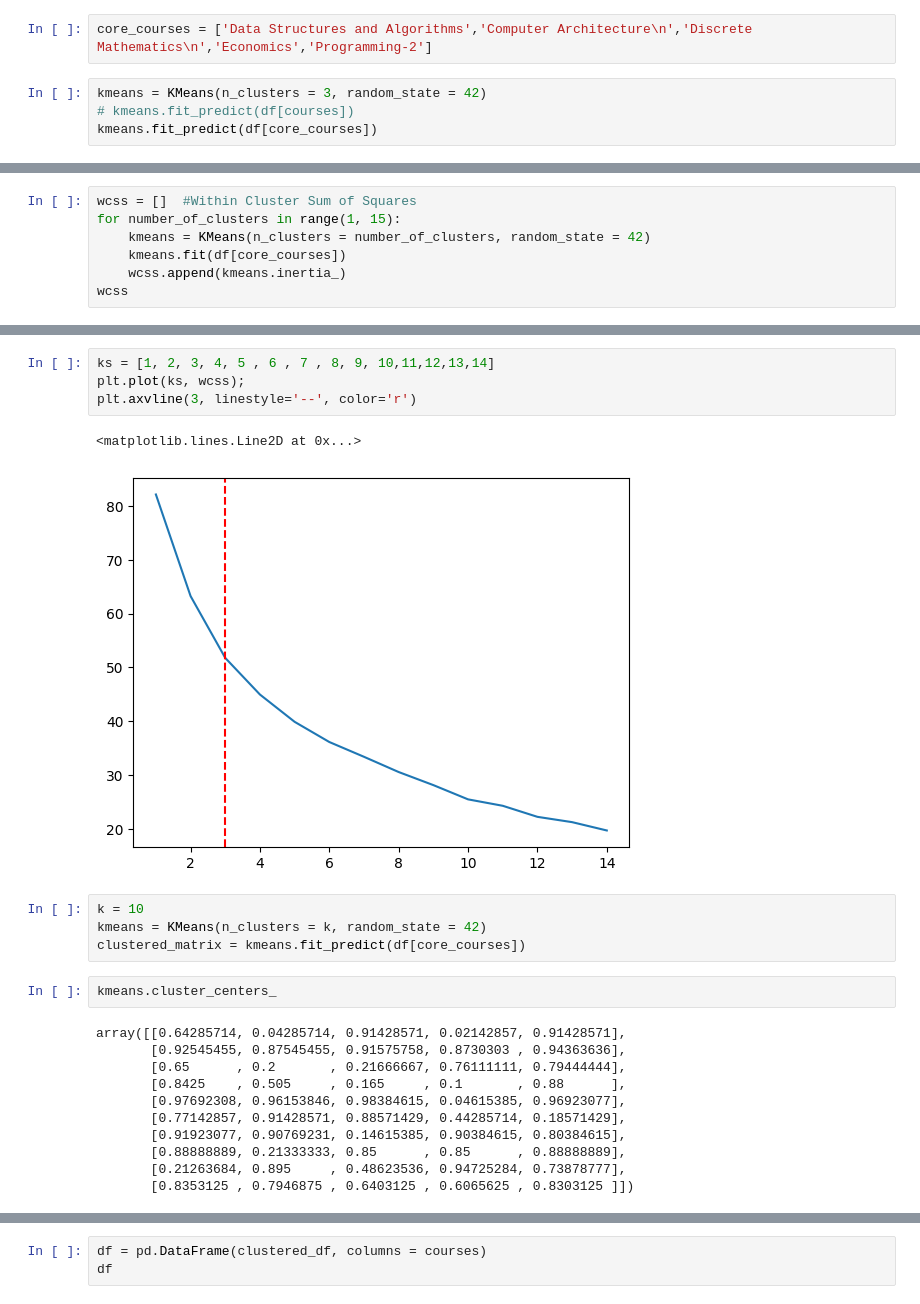
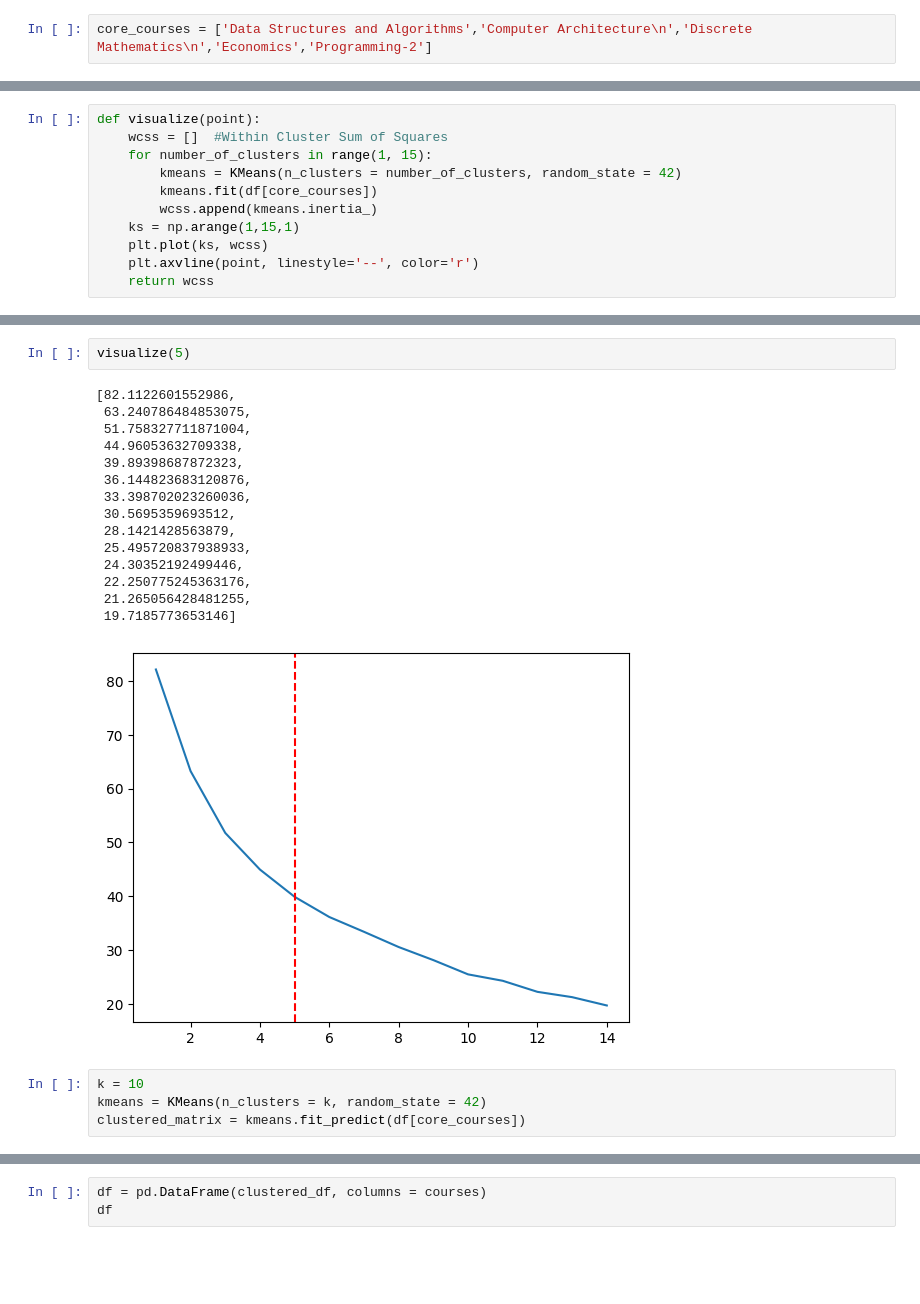
Before and after one commit to chinmayparekh/CourseRecSys, a Jupyter notebook: courseRecSys.ipynb, the cells around one changed output, grey strips where cells are left out. Cells and saved outputs as stored; diff of their text form; blank space fills up the shorter version.

```diff
--- a/courseRecSys.ipynb
+++ b/courseRecSys.ipynb
@@ -92,7 +87,3 @@ Index(['Data Structures and Algorithms', 'Computer Architecture\n',
       dtype='object')
 # %%
 core_courses = ['Data Structures and Algorithms','Computer Architecture\n','Discrete Mathematics\n','Economics','Programming-2']
-# %%
-kmeans = KMeans(n_clusters = 3, random_state = 42)
-# kmeans.fit_predict(df[courses])
-kmeans.fit_predict(df[core_courses])
@@ -108,7 +90,11 @@ array([0, 1, 0, 1, 1, 0, 2, 1, 0, 2, 0, 0, 2, 0, 0, 1, 0, 0, 0, 0, 1, 0,
 # %%
-wcss = []  #Within Cluster Sum of Squares
-for number_of_clusters in range(1, 15):
-    kmeans = KMeans(n_clusters = number_of_clusters, random_state = 42)
-    kmeans.fit(df[core_courses])
-    wcss.append(kmeans.inertia_)
-wcss
+def visualize(point):
+    wcss = []  #Within Cluster Sum of Squares
+    for number_of_clusters in range(1, 15):
+        kmeans = KMeans(n_clusters = number_of_clusters, random_state = 42)
+        kmeans.fit(df[core_courses])
+        wcss.append(kmeans.inertia_)
+    ks = np.arange(1,15,1)
+    plt.plot(ks, wcss)
+    plt.axvline(point, linestyle='--', color='r')
+    return wcss
@@ -136,24 +101,22 @@ plt.plot(ks, wcss)
-# %%
-ks = [1, 2, 3, 4, 5 , 6 , 7 , 8, 9, 10,11,12,13,14]
-plt.plot(ks, wcss);
-plt.axvline(3, linestyle='--', color='r')
-# %% [output]
-<matplotlib.lines.Line2D at 0x...>
-[figure, removed]
+# %%
+visualize(5)
+# %% [output]
+[82.1122601552986,
+ 63.240786484853075,
+ 51.758327711871004,
+ 44.96053632709338,
+ 39.89398687872323,
+ 36.144823683120876,
+ 33.398702023260036,
+ 30.5695359693512,
+ 28.1421428563879,
+ 25.495720837938933,
+ 24.30352192499446,
+ 22.250775245363176,
+ 21.265056428481255,
+ 19.7185773653146]
+[figure, added]
 # %%
 k = 10
 kmeans = KMeans(n_clusters = k, random_state = 42)
 clustered_matrix = kmeans.fit_predict(df[core_courses])
-# %%
-kmeans.cluster_centers_
-# %% [output]
-array([[0.64285714, 0.04285714, 0.91428571, 0.02142857, 0.91428571],
-       [0.92545455, 0.87545455, 0.91575758, 0.8730303 , 0.94363636],
-       [0.65      , 0.2       , 0.21666667, 0.76111111, 0.79444444],
-       [0.8425    , 0.505     , 0.165     , 0.1       , 0.88      ],
-       [0.97692308, 0.96153846, 0.98384615, 0.04615385, 0.96923077],
-       [0.77142857, 0.91428571, 0.88571429, 0.44285714, 0.18571429],
-       [0.91923077, 0.90769231, 0.14615385, 0.90384615, 0.80384615],
-       [0.88888889, 0.21333333, 0.85      , 0.85      , 0.88888889],
-       [0.21263684, 0.895     , 0.48623536, 0.94725284, 0.73878777],
-       [0.8353125 , 0.7946875 , 0.6403125 , 0.6065625 , 0.8303125 ]])
```
Also changed, not shown: parts of 23 cells of this notebook.
